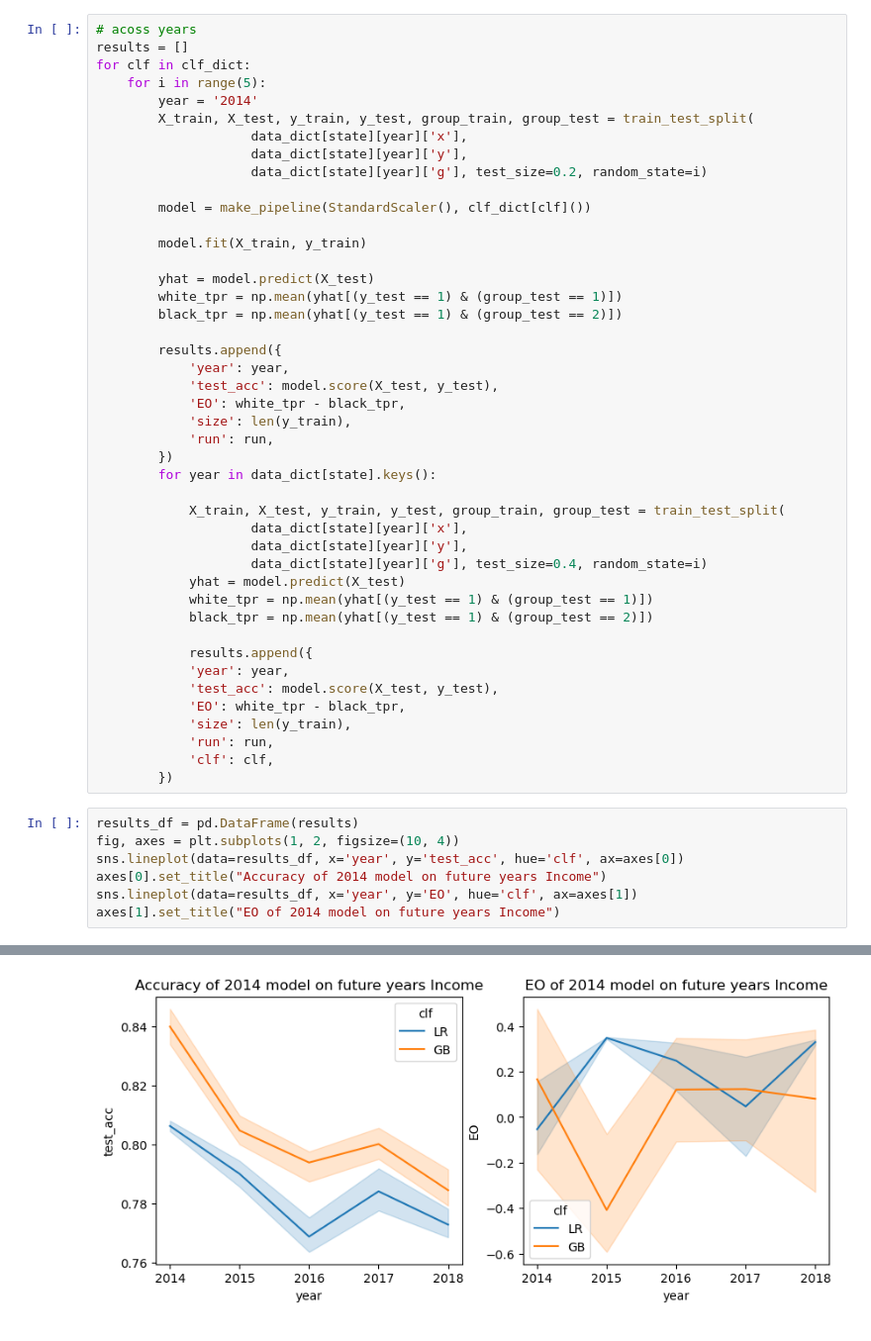
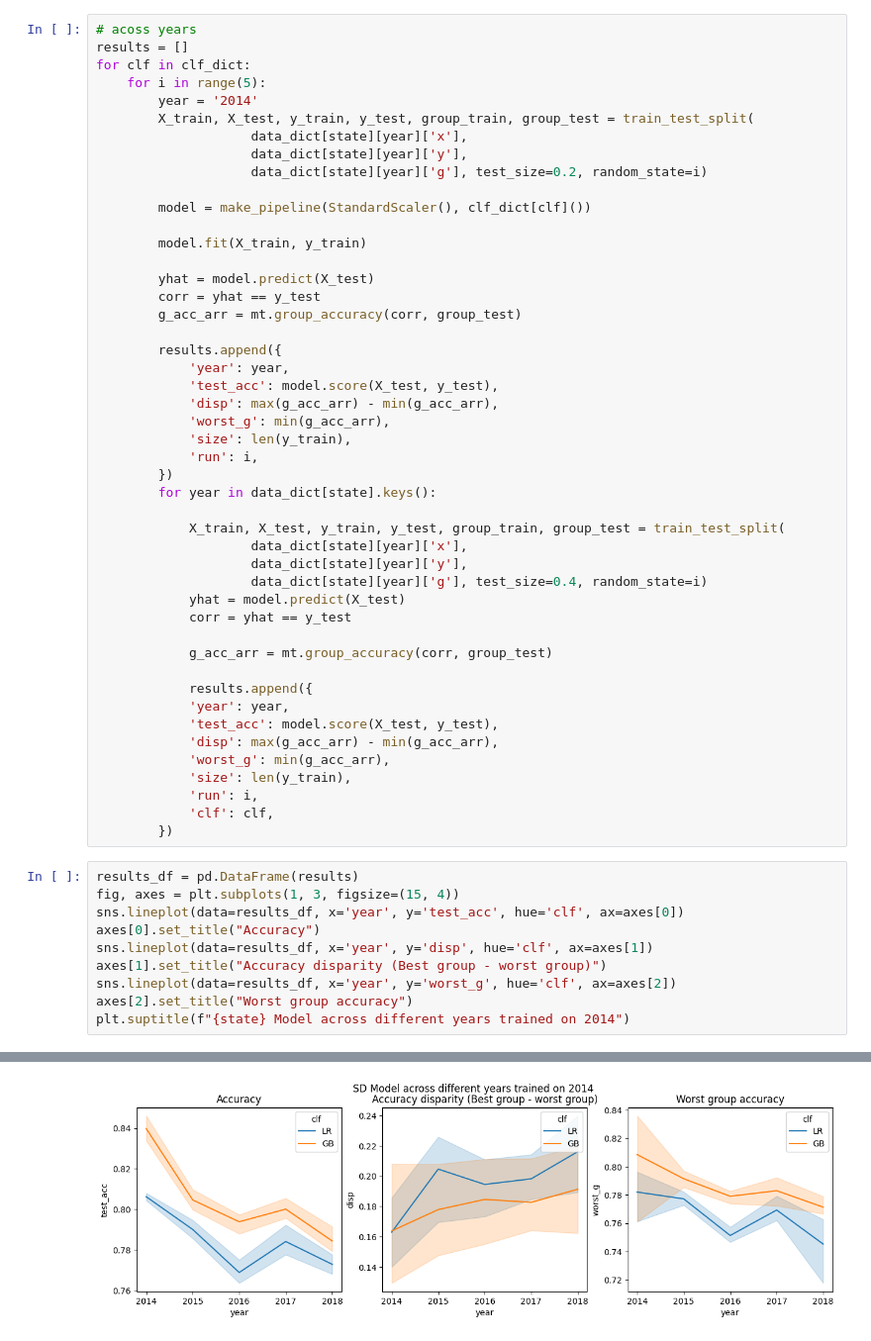
Before and after one commit to the-chen-lab/data-addition-dilemma, a Jupyter notebook: folktables-income-sandbox.ipynb, the cells around one changed output, grey strips where cells are left out. Shown: that part at 99% size. Cells and saved outputs as stored; diff of their text form.

Commit message:
adding years and fairness metrics

```diff
--- a/folktables-income-sandbox.ipynb
+++ b/folktables-income-sandbox.ipynb
@@ -47,15 +51,16 @@ for clf in clf_dict:
         model.fit(X_train, y_train)
 
         yhat = model.predict(X_test)
-        white_tpr = np.mean(yhat[(y_test == 1) & (group_test == 1)])
-        black_tpr = np.mean(yhat[(y_test == 1) & (group_test == 2)])
+        corr = yhat == y_test
+        g_acc_arr = mt.group_accuracy(corr, group_test)
 
         results.append({
             'year': year,
             'test_acc': model.score(X_test, y_test),
-            'EO': white_tpr - black_tpr,
+            'disp': max(g_acc_arr) - min(g_acc_arr),
+            'worst_g': min(g_acc_arr),
             'size': len(y_train),
-            'run': run,
+            'run': i,
         })
         for year in data_dict[state].keys():
 
@@ -64,22 +69,27 @@ for clf in clf_dict:
                     data_dict[state][year]['y'],
                     data_dict[state][year]['g'], test_size=0.4, random_state=i)
             yhat = model.predict(X_test)
-            white_tpr = np.mean(yhat[(y_test == 1) & (group_test == 1)])
-            black_tpr = np.mean(yhat[(y_test == 1) & (group_test == 2)])
+            corr = yhat == y_test
+
+            g_acc_arr = mt.group_accuracy(corr, group_test)
 
             results.append({
             'year': year,
             'test_acc': model.score(X_test, y_test),
-            'EO': white_tpr - black_tpr,
+            'disp': max(g_acc_arr) - min(g_acc_arr),
+            'worst_g': min(g_acc_arr),
             'size': len(y_train),
-            'run': run,
+            'run': i,
             'clf': clf,
         })
 # %%
 results_df = pd.DataFrame(results)
-fig, axes = plt.subplots(1, 2, figsize=(10, 4))
+fig, axes = plt.subplots(1, 3, figsize=(15, 4))
 sns.lineplot(data=results_df, x='year', y='test_acc', hue='clf', ax=axes[0])
-axes[0].set_title("Accuracy of 2014 model on future years Income")
-sns.lineplot(data=results_df, x='year', y='EO', hue='clf', ax=axes[1])
-axes[1].set_title("EO of 2014 model on future years Income")
+axes[0].set_title("Accuracy")
+sns.lineplot(data=results_df, x='year', y='disp', hue='clf', ax=axes[1])
+axes[1].set_title("Accuracy disparity (Best group - worst group)")
+sns.lineplot(data=results_df, x='year', y='worst_g', hue='clf', ax=axes[2])
+axes[2].set_title("Worst group accuracy")
+plt.suptitle(f"{state} Model across different years trained on 2014")
 # %% [output]
@@ -87,4 +97,4 @@ Text(0.5, 1.0, 'EO of 2014 model on future years Income')
-[figure, old version]
+[figure, new version]
 # %%
 data_dict={}
 state='KS'
```
Also changed, not shown: parts of 15 cells of this notebook, 1 other file.
